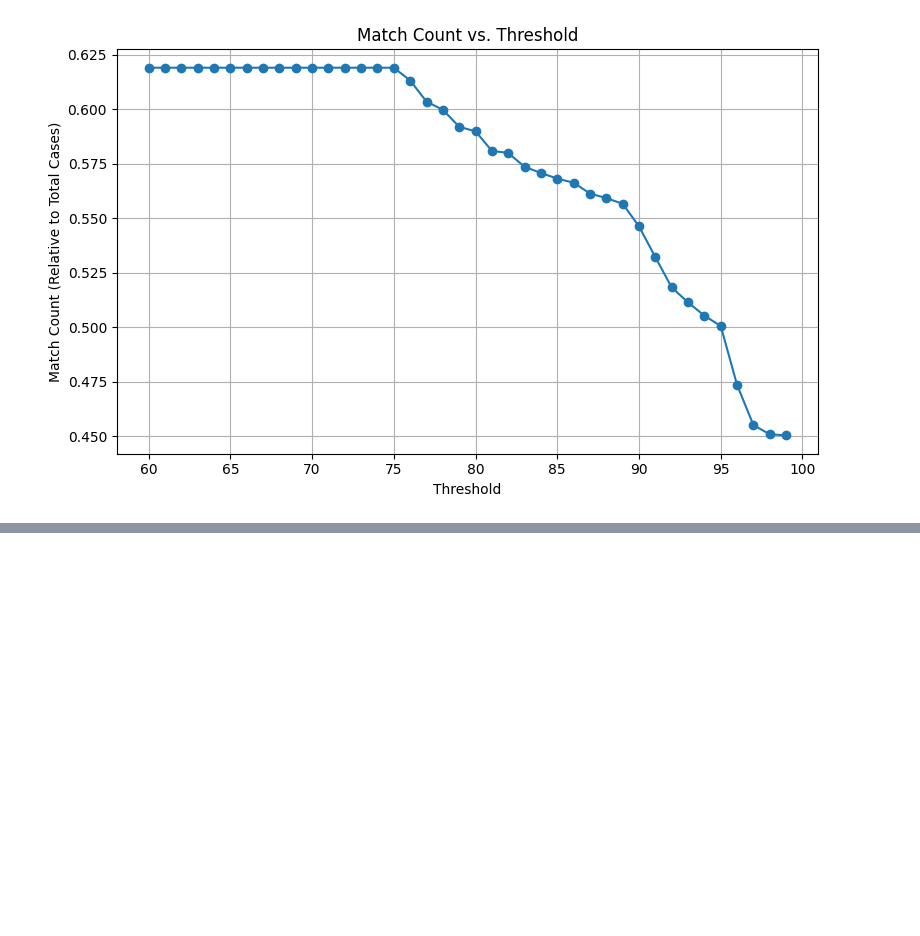
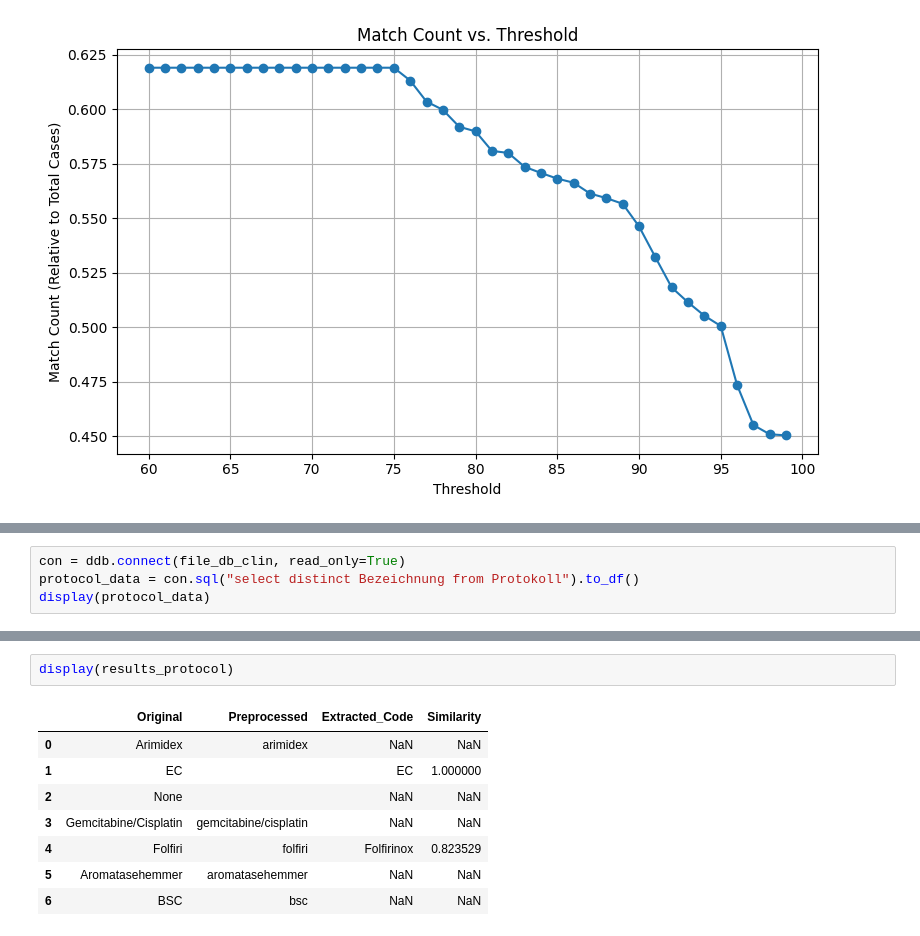
Before and after one commit to msauerberg/spacy_matching, a Jupyter notebook: src/test.ipynb, the cells around one changed output, grey strips where cells are left out. Drawn from its saved outputs; the diff is of its cells as text; blank space fills up the shorter version.

```diff
--- a/src/test.ipynb
+++ b/src/test.ipynb
@@ -290,0 +292,4 @@ plt.show()
+# %%
+con = ddb.connect(file_db_clin, read_only=True)
+protocol_data = con.sql("select distinct Bezeichnung from Protokoll").to_df()
+display(protocol_data)
@@ -290,0 +332,11 @@ plt.show()
+# %%
+display(results_protocol)
+# %% [output]
+|  | Original | Preprocessed | Extracted_Code | Similarity |
+| 0 | Arimidex | arimidex | NaN | NaN |
+| 1 | EC |  | EC | 1.000000 |
+| 2 | None |  | NaN | NaN |
+| 3 | Gemcitabine/Cisplatin | gemcitabine/cisplatin | NaN | NaN |
+| 4 | Folfiri | folfiri | Folfirinox | 0.823529 |
+| 5 | Aromatasehemmer | aromatasehemmer | NaN | NaN |
+| 6 | BSC | bsc | NaN | NaN |
```
Also changed, not shown: parts of 11 cells of this notebook, 2 other files.
